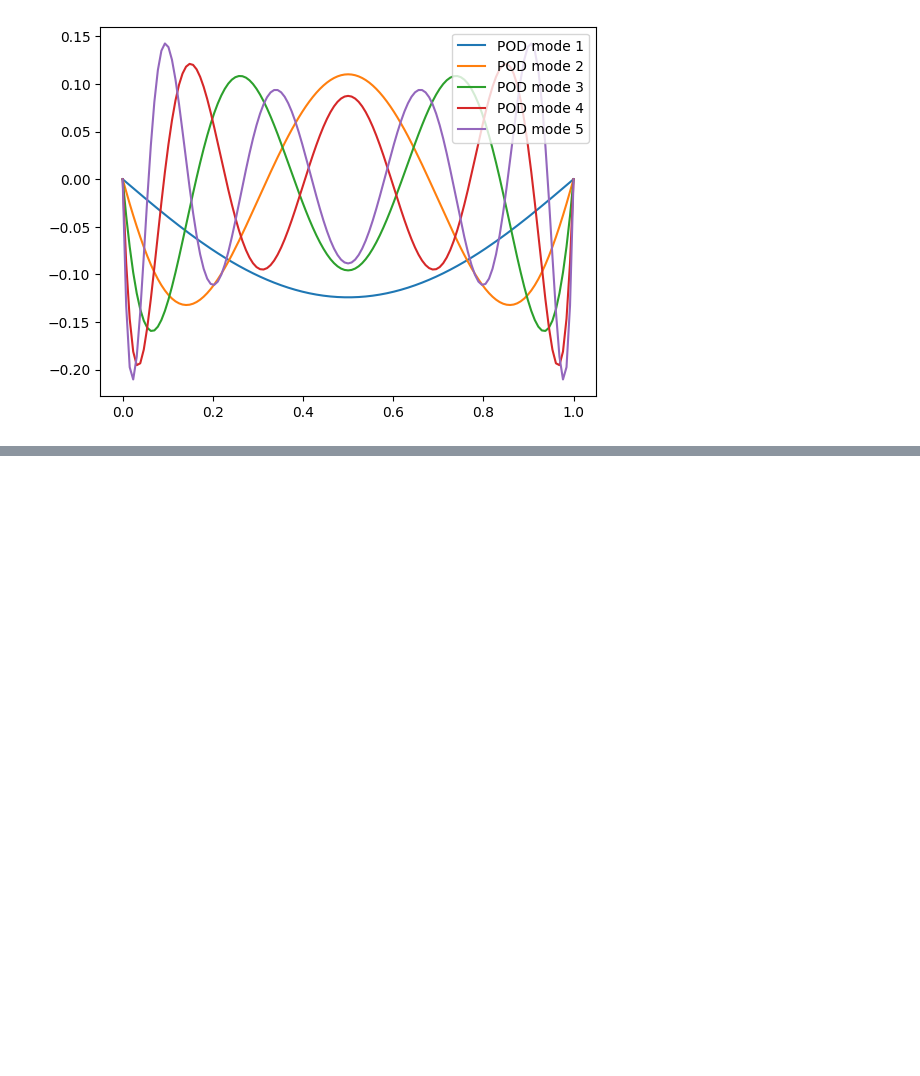
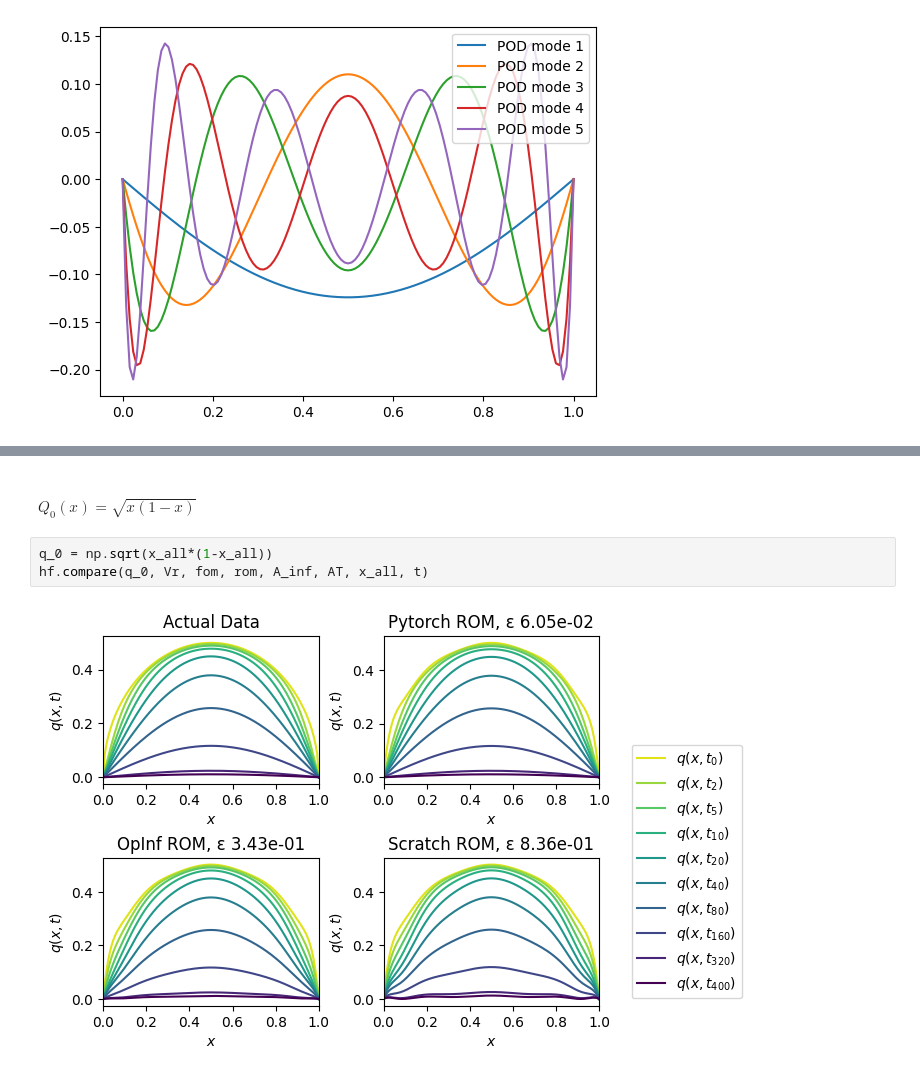
Before and after one commit to S1R3S1D/Operator_Inference, a Jupyter notebook: operinf.ipynb, the cells around one changed output, grey strips where cells are left out. Saved outputs shown, nothing was run; the diff lists cells and outputs as text; blank space fills up the shorter version.

```diff
--- a/operinf.ipynb
+++ b/operinf.ipynb
@@ -192,0 +221,7 @@ Mean Squared Error : 9.745317887844168e-14
+# %% [markdown]
+#### $Q_0(x) = \sqrt{x(1-x)}$
+# %%
+q_0 = np.sqrt(x_all*(1-x_all))
+hf.compare(q_0, Vr, fom, rom, A_inf, AT, x_all, t)
+# %% [output]
+[figure, added]
```
Also changed, not shown: parts of 13 cells of this notebook.
